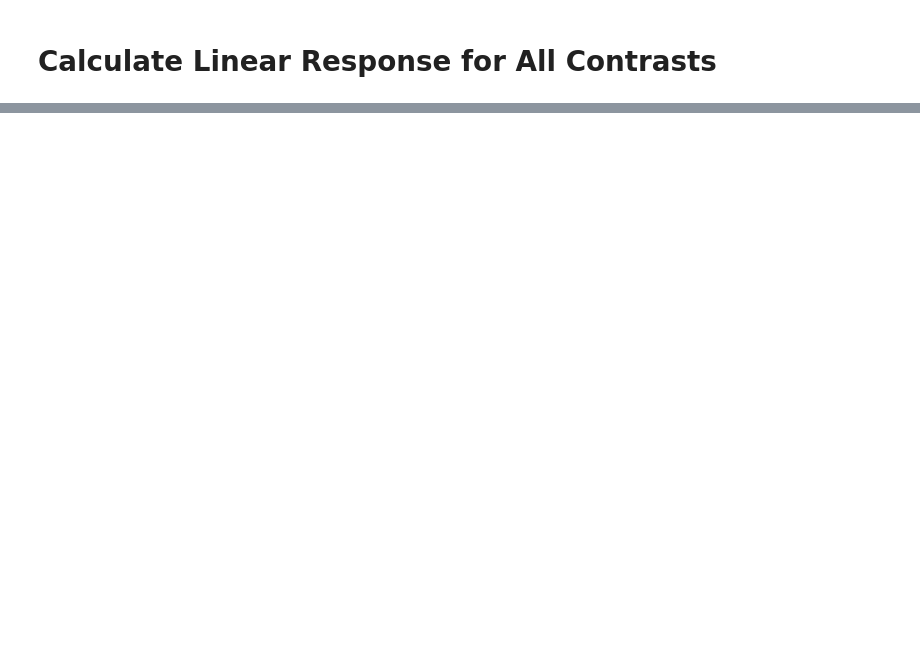
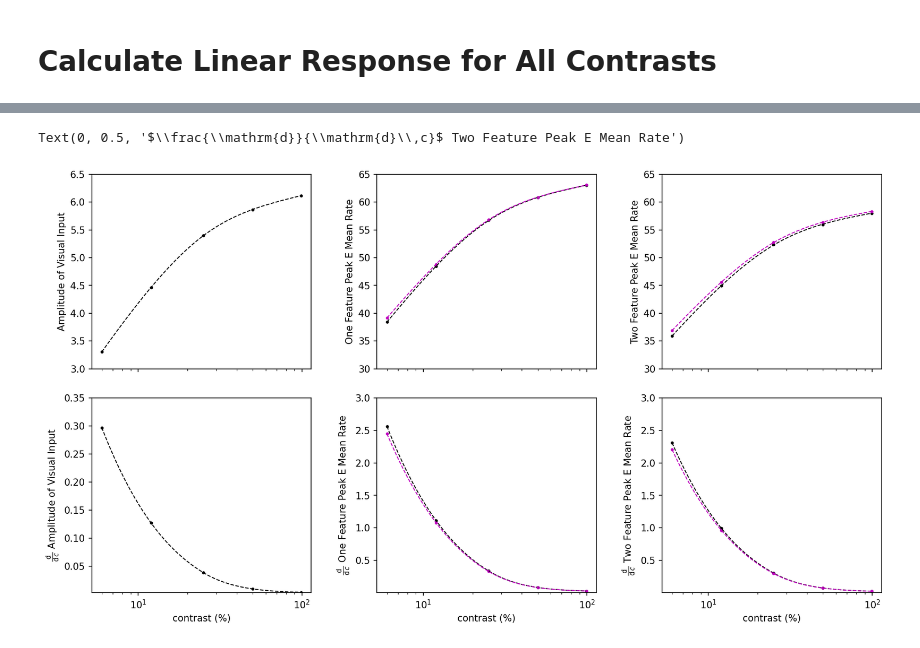
Before and after one commit to AddingAddict/ToroidalNetworks, a Jupyter notebook: sparse_weights/notebooks/linear_resp.ipynb, the cells around one changed output, grey strips where cells are left out. Cells and saved outputs as stored; diff of their text form; code cells hidden in the pictures; blank space fills up the shorter version.

```diff
--- a/sparse_weights/notebooks/linear_resp.ipynb
+++ b/sparse_weights/notebooks/linear_resp.ipynb
@@ -1693,8 +1685,8 @@ L[(np.arange(NT), np.arange(NT))] = -2/dt**2
 L[(np.arange(NT-1), np.arange(1,NT))] = 1/dt**2
 L[(np.arange(1,NT), np.arange(NT-1))] = 1/dt**2
 L[0,1] = 2/dt**2
-# L[-1,-1] = -1/dt**2
-L[-1,-2] = 2/dt**2
+L[-1,-1] = -1/dt**2
+# L[-1,-2] = 2/dt**2
 
 δ = np.concatenate(([1],np.zeros(NT-1)))
 # %%
@@ -1888,0 +2029,9 @@ CVL
+# %%
+rvEs = np.array([res_dict_inits[cidx]['rp'][0] for cidx in range(1,6)])
+rvIs = np.array([res_dict_inits[cidx]['rp'][1] for cidx in range(1,6)])
+roEs = np.array([res_dict_perts[cidx]['rp'][0] for cidx in range(1,6)])
+roIs = np.array([res_dict_perts[cidx]['rp'][1] for cidx in range(1,6)])
+r2vEs = np.array([res_dict_norm_inits[cidx]['rp'][0] for cidx in range(1,6)])
+r2vIs = np.array([res_dict_norm_inits[cidx]['rp'][1] for cidx in range(1,6)])
+r2oEs = np.array([res_dict_norm_perts[cidx]['rp'][0] for cidx in range(1,6)])
+r2oIs = np.array([res_dict_norm_perts[cidx]['rp'][1] for cidx in range(1,6)])
@@ -1888,0 +2132,55 @@ CVL
+# %%
+from scipy.interpolate import UnivariateSpline
+
+fig,axs = plt.subplots(2,3,figsize=(15,8),dpi=150,sharex=True)
+fig.subplots_adjust(hspace=0.15,wspace=0.3)
+
+fine_log10cons = np.linspace(np.log10(cons[1]),np.log10(cons[-1]),101)
+
+axs[0,0].scatter(cons[1:],aXs[1:],color='k',s=5)
+axs[0,0].plot(10**fine_log10cons,itph(fine_log10cons),'k--',lw=1)
+
+axs[0,1].scatter(cons[1:],rvEs,color='k',s=5)
+axs[0,1].plot(10**fine_log10cons,itpvE(fine_log10cons),'k--',lw=1)
+axs[0,1].scatter(cons[1:],roEs,color='m',s=5)
+axs[0,1].plot(10**fine_log10cons,itpoE(fine_log10cons),'m--',lw=1)
+
+axs[0,2].scatter(cons[1:],[res_dict_norm_inits[cidx]['rp'][0] for cidx in range(1,6)],color='k',s=5)
+axs[0,2].plot(10**fine_log10cons,itp2vE(fine_log10cons),'k--',lw=1)
+axs[0,2].scatter(cons[1:],[res_dict_norm_perts[cidx]['rp'][0] for cidx in range(1,6)],color='m',s=5)
+axs[0,2].plot(10**fine_log10cons,itp2oE(fine_log10cons),'m--',lw=1)
+
+axs[1,0].scatter(cons[1:],ditph(np.log10(cons[1:]))/(cons[1:]*np.log(10)),color='k',s=5)
+axs[1,0].plot(10**fine_log10cons,ditph(fine_log10cons)/(10**fine_log10cons*np.log(10)),'k--',lw=1)
+
+axs[1,1].scatter(cons[1:],ditpvE(np.log10(cons[1:]))/(cons[1:]*np.log(10)),color='k',s=5)
+axs[1,1].plot(10**fine_log10cons,ditpvE(fine_log10cons)/(10**fine_log10cons*np.log(10)),'k--',lw=1)
+axs[1,1].scatter(cons[1:],ditpoE(np.log10(cons[1:]))/(cons[1:]*np.log(10)),color='m',s=5)
+axs[1,1].plot(10**fine_log10cons,ditpoE(fine_log10cons)/(10**fine_log10cons*np.log(10)),'m--',lw=1)
+
+axs[1,2].scatter(cons[1:],ditp2vE(np.log10(cons[1:]))/(cons[1:]*np.log(10)),color='k',s=5)
+axs[1,2].plot(10**fine_log10cons,ditp2vE(fine_log10cons)/(10**fine_log10cons*np.log(10)),'k--',lw=1)
+axs[1,2].scatter(cons[1:],ditp2oE(np.log10(cons[1:]))/(cons[1:]*np.log(10)),color='m',s=5)
+axs[1,2].plot(10**fine_log10cons,ditp2oE(fine_log10cons)/(10**fine_log10cons*np.log(10)),'m--',lw=1)
+
+axs[0,0].set_ylim(3,6.5)
+axs[1,0].set_ylim(0.003,0.35)
+for i in range(1,3):
+    axs[0,i].set_ylim(30,65)
+    axs[1,i].set_ylim(0.006,3)
+
+for i in range(3):
+    axs[1,i].set_xlabel('contrast (%)')
+    axs[1,i].set_xscale('log')
+    # axs[0,i].set_yscale('log')
+    # axs[1,i].set_yscale('log')
+
+axs[0,0].set_ylabel('Amplitude of Visual Input')
+axs[0,1].set_ylabel('One Feature Peak E Mean Rate')
+axs[0,2].set_ylabel('Two Feature Peak E Mean Rate')
+axs[1,0].set_ylabel(r'$\frac{\mathrm{d}}{\mathrm{d}\,c}$ Amplitude of Visual Input')
+axs[1,1].set_ylabel(r'$\frac{\mathrm{d}}{\mathrm{d}\,c}$ One Feature Peak E Mean Rate')
+axs[1,2].set_ylabel(r'$\frac{\mathrm{d}}{\mathrm{d}\,c}$ Two Feature Peak E Mean Rate')
+# %% [output]
+Text(0, 0.5, '$\\frac{\\mathrm{d}}{\\mathrm{d}\\,c}$ Two Feature Peak E Mean Rate')
+[figure, added]
```
Also changed, not shown: parts of 85 cells of this notebook, 6 other files.
